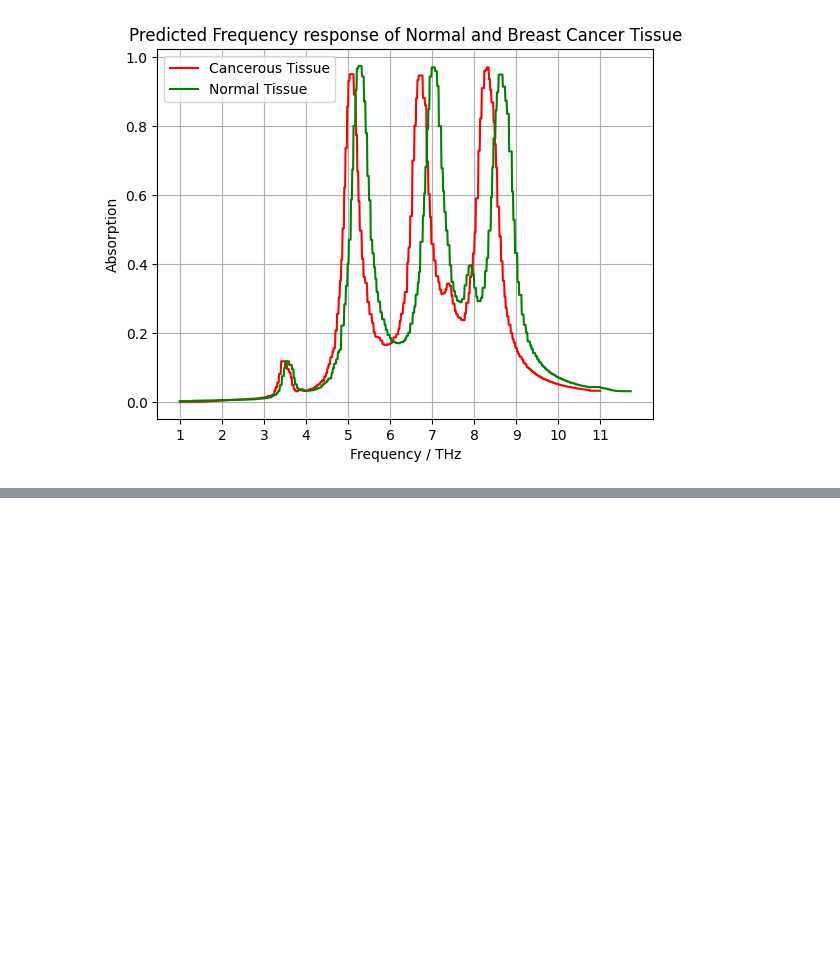
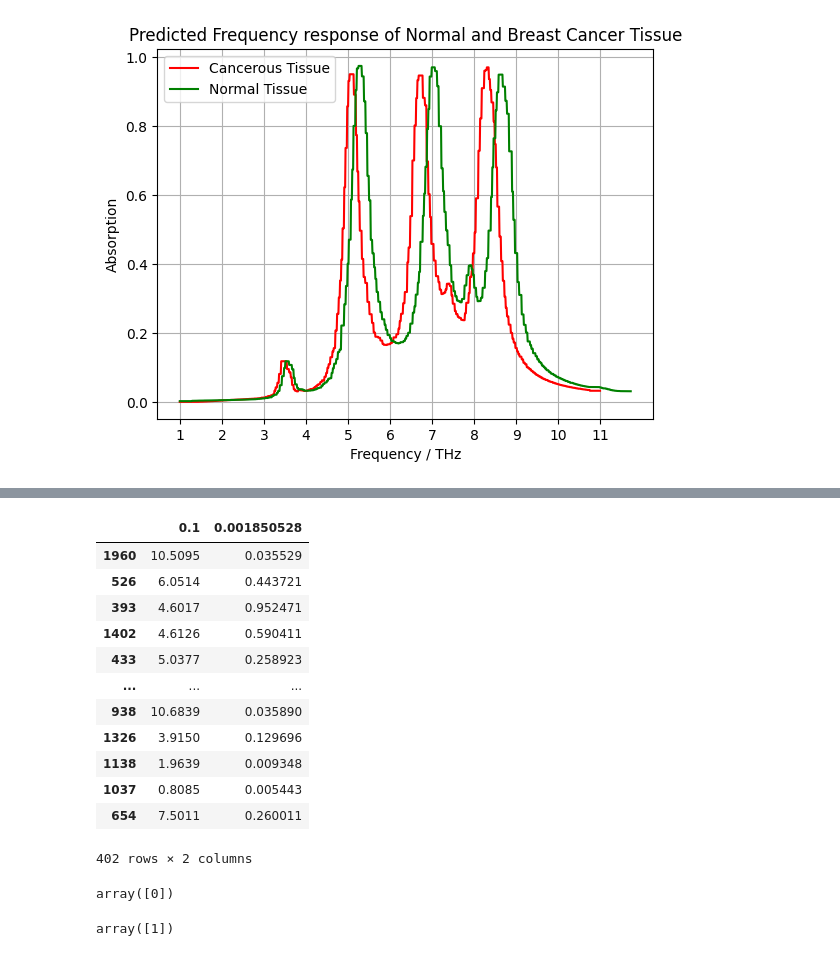
Before and after one commit to sansriti14/terahertz-absorber, a Jupyter notebook: absorber_ann_model.ipynb, the cells around one changed output, grey strips where cells are left out. Saved outputs shown, nothing was run; the diff lists cells and outputs as text; code cells hidden in the pictures; blank space fills up the shorter version.

```diff
--- a/absorber_ann_model.ipynb
+++ b/absorber_ann_model.ipynb
@@ -572,0 +708,24 @@ graph(comparison = predicted_normal)
+# %%
+X_test
+# %% [output]
+|  | 0.1 | 0.001850528 |
+| 1960 | 10.5095 | 0.035529 |
+| 526 | 6.0514 | 0.443721 |
+| 393 | 4.6017 | 0.952471 |
+| 1402 | 4.6126 | 0.590411 |
+| 433 | 5.0377 | 0.258923 |
+| ... | ... | ... |
+| 938 | 10.6839 | 0.035890 |
+| 1326 | 3.9150 | 0.129696 |
+| 1138 | 1.9639 | 0.009348 |
+| 1037 | 0.8085 | 0.005443 |
+| 654 | 7.5011 | 0.260011 |
+402 rows × 2 columns
+# %%
+model.predict([[0.1981,0.001379]])
+# %% [output]
+array([0])
+# %%
+model.predict([[3.6861, 0.064286]])
+# %% [output]
+array([1])
```
Also changed, not shown: parts of 28 cells of this notebook.
